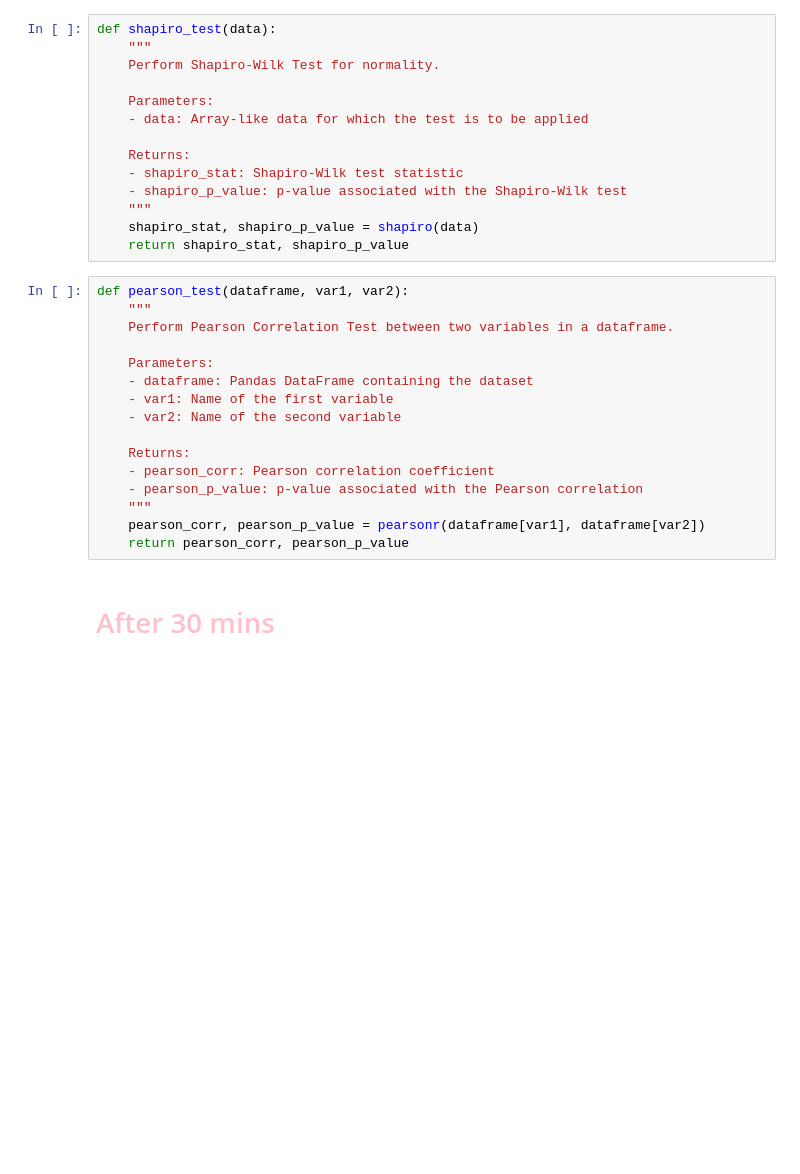
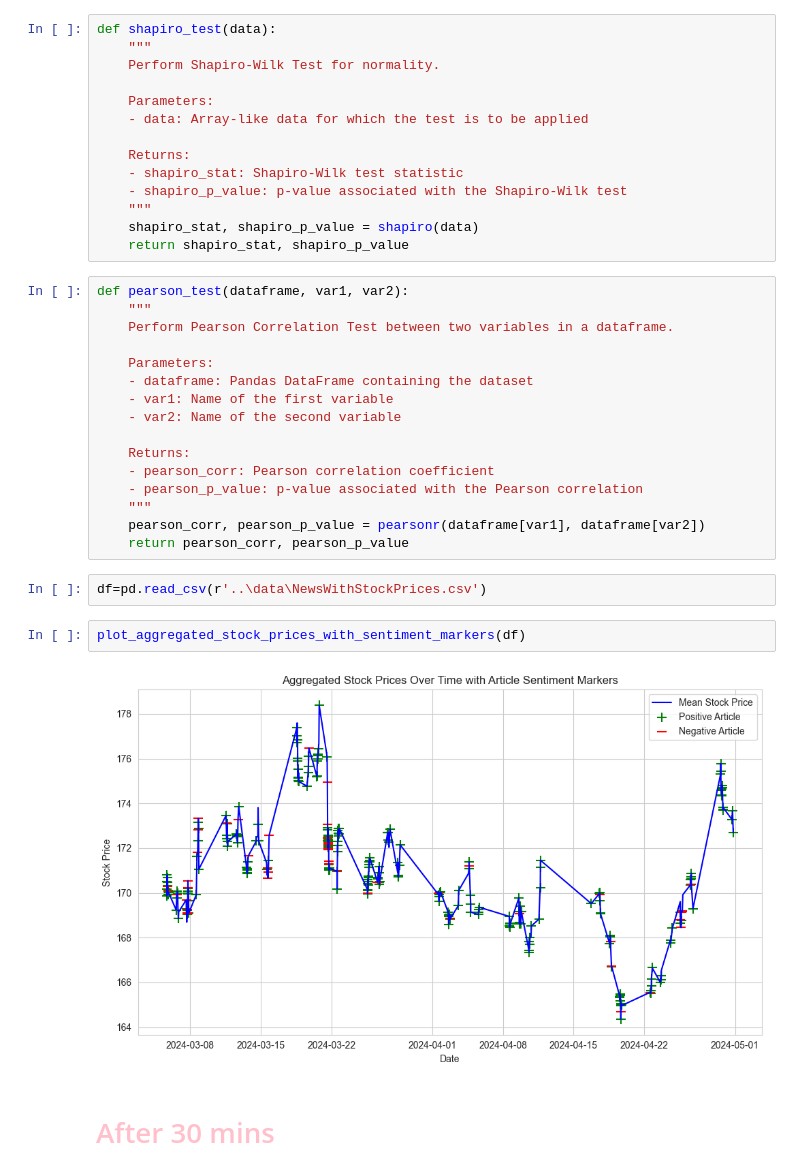
Before and after one commit to joudabihaidar/MarketMind, a Jupyter notebook: notebooks/visualizations.ipynb, the cells around one changed output. Saved outputs shown, nothing was run; the diff lists cells and outputs as text; blank space fills up the shorter version.

Commit message:
annotated time series plot

```diff
--- a/notebooks/visualizations.ipynb
+++ b/notebooks/visualizations.ipynb
@@ -91,6 +134,12 @@ def pearson_test(dataframe, var1, var2):
     """
     pearson_corr, pearson_p_value = pearsonr(dataframe[var1], dataframe[var2])
     return pearson_corr, pearson_p_value
+# %%
+df=pd.read_csv(r'..\data\NewsWithStockPrices.csv')
+# %%
+plot_aggregated_stock_prices_with_sentiment_markers(df)
+# %% [output]
+[figure, added]
 # %% [markdown]
 # <font color='pink'>After 30 mins</font>
 # %%
```
Also changed, not shown: parts of 1 cell of this notebook, 3 other files.
